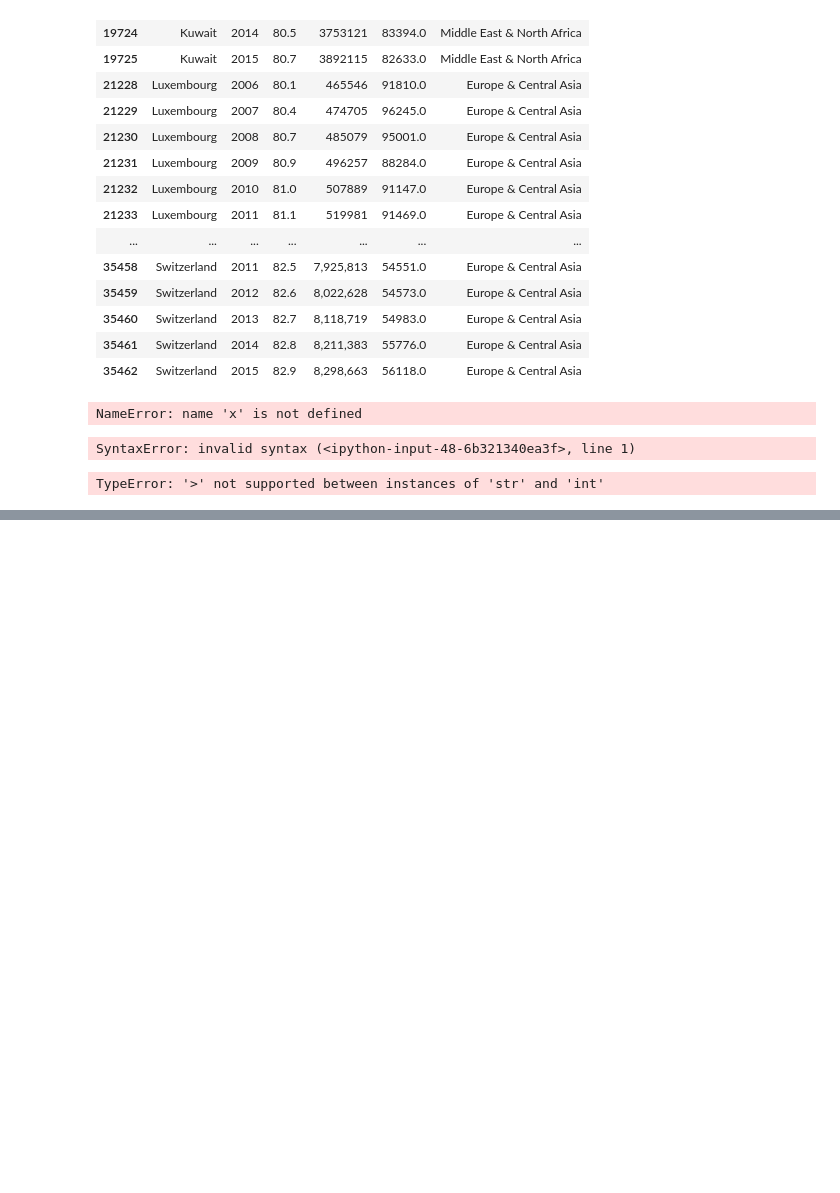
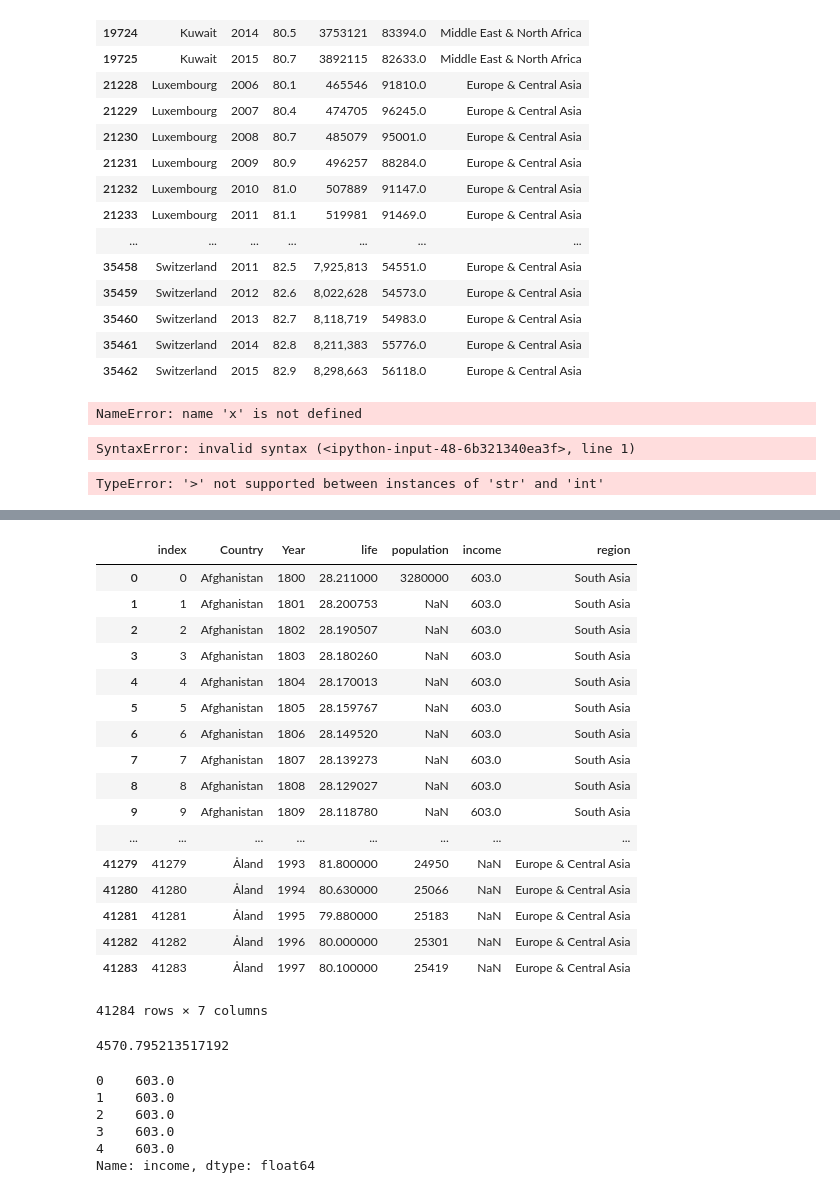
Before and after one commit to HardPlant/TIL, a Jupyter notebook: Tacademy/D3_Data_Visual/01.pandas_exercise.ipynb, the cells around one changed output, grey strips where cells are left out. Saved outputs shown, nothing was run; the diff lists cells and outputs as text; code cells hidden in the pictures; blank space fills up the shorter version.

```diff
--- a/Tacademy/D3_Data_Visual/01.pandas_exercise.ipynb
+++ b/Tacademy/D3_Data_Visual/01.pandas_exercise.ipynb
@@ -212,0 +220,2 @@ df.head()
+# %%
+df.set_index('Year')
@@ -212,0 +242,34 @@ df.head()
+# %%
+df.reset_index()
+# %% [output]
+|  | index | Country | Year | life | population | income | region |
+| 0 | 0 | Afghanistan | 1800 | 28.211000 | 3280000 | 603.0 | South Asia |
+| 1 | 1 | Afghanistan | 1801 | 28.200753 | NaN | 603.0 | South Asia |
+| 2 | 2 | Afghanistan | 1802 | 28.190507 | NaN | 603.0 | South Asia |
+| 3 | 3 | Afghanistan | 1803 | 28.180260 | NaN | 603.0 | South Asia |
+| 4 | 4 | Afghanistan | 1804 | 28.170013 | NaN | 603.0 | South Asia |
+| 5 | 5 | Afghanistan | 1805 | 28.159767 | NaN | 603.0 | South Asia |
+| 6 | 6 | Afghanistan | 1806 | 28.149520 | NaN | 603.0 | South Asia |
+| 7 | 7 | Afghanistan | 1807 | 28.139273 | NaN | 603.0 | South Asia |
+| 8 | 8 | Afghanistan | 1808 | 28.129027 | NaN | 603.0 | South Asia |
+| 9 | 9 | Afghanistan | 1809 | 28.118780 | NaN | 603.0 | South Asia |
+| ... | ... | ... | ... | ... | ... | ... | ... |
+| 41279 | 41279 | Åland | 1993 | 81.800000 | 24950 | NaN | Europe & Central Asia |
+| 41280 | 41280 | Åland | 1994 | 80.630000 | 25066 | NaN | Europe & Central Asia |
+| 41281 | 41281 | Åland | 1995 | 79.880000 | 25183 | NaN | Europe & Central Asia |
+| 41282 | 41282 | Åland | 1996 | 80.000000 | 25301 | NaN | Europe & Central Asia |
+| 41283 | 41283 | Åland | 1997 | 80.100000 | 25419 | NaN | Europe & Central Asia |
+41284 rows × 7 columns
+# %%
+df['income'].mean()
+# %% [output]
+4570.795213517192
+# %%
+df['income'].fillna(value=0).head()
+# %% [output]
+0    603.0
+1    603.0
+2    603.0
+3    603.0
+4    603.0
+Name: income, dtype: float64
```
Also changed, not shown: parts of 4 cells of this notebook, 1 other file.
